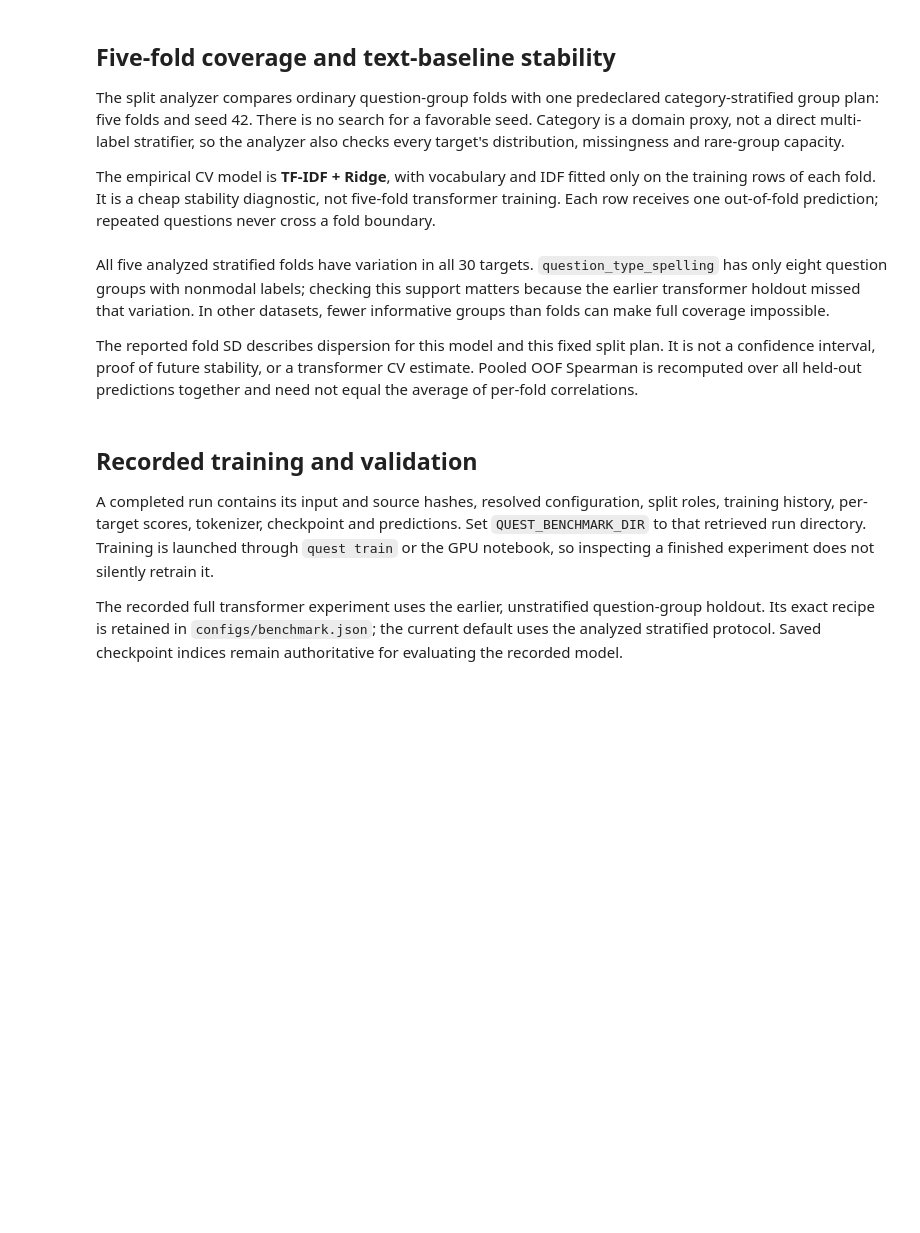
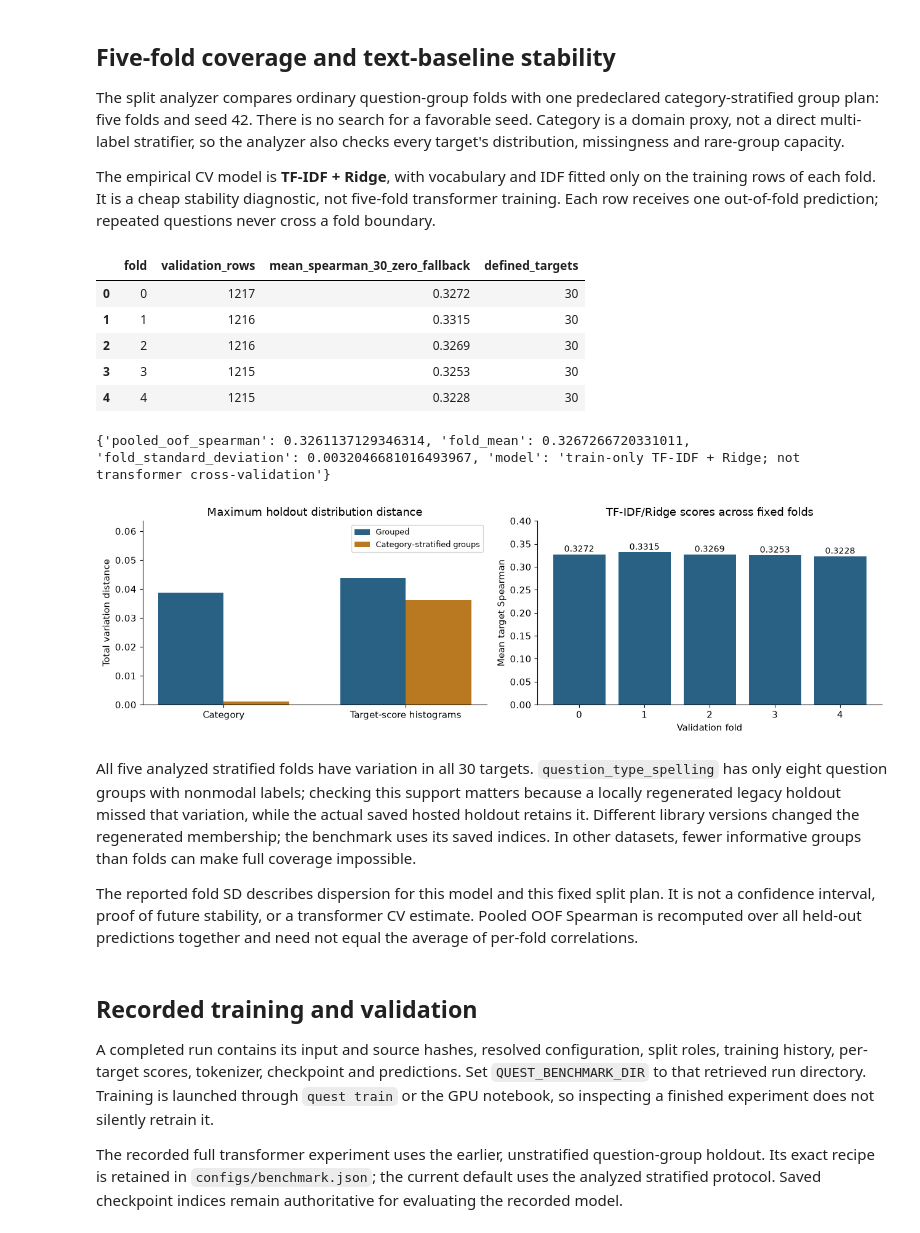
Before and after one commit to cttsai1985/kaggle-google-quest, a Jupyter notebook: notebooks/01-question-quality.ipynb, the cells around one changed output. Drawn from its saved outputs; the diff is of its cells as text; code cells hidden in the pictures; blank space fills up the shorter version.

Commit message:
Record full transformer and shared artifact validation with runtime drift evidence

```diff
--- a/notebooks/01-question-quality.ipynb
+++ b/notebooks/01-question-quality.ipynb
@@ -18,15 +20,16 @@ from pathlib import Path
 import matplotlib.pyplot as plt
 import numpy as np
 import pandas as pd
+from IPython.display import display
 
-from quest.data import ANSWER_TARGETS, QUESTION_TARGETS, TARGETS, group_labels, read_data, split_fold
+from quest.data import ANSWER_TARGETS, QUESTION_TARGETS, TARGETS, group_labels, read_data, split_fold, plan_from_cv, sha256
 
 PROJECT = next((path for path in [Path.cwd(), *Path.cwd().parents]
                 if (path / "pyproject.toml").is_file()), None)
 assert PROJECT is not None, "Run the notebook from inside the project checkout"
 DATA_DIR = Path(os.environ.get("QUEST_DATA_DIR", PROJECT / "input"))
 RUN_DIR = Path(os.environ.get("QUEST_BENCHMARK_DIR", PROJECT / ".local/kaggle-output/quest-run"))
-CV_DIR = Path(os.environ.get("QUEST_CV_DIR", PROJECT / ".local/cv-category-group"))
+CV_DIR = Path(os.environ.get("QUEST_CV_DIR", PROJECT / ".local/cv-run"))
 CONFIG = json.loads((PROJECT / "configs/deberta.json").read_text())
 frame = read_data(DATA_DIR / "train.csv", labeled=True)
 test = read_data(DATA_DIR / "test.csv", labeled=False)
@@ -123,35 +128,45 @@ The empirical CV model is **TF-IDF + Ridge**, with vocabulary and IDF fitted onl
 if (CV_DIR / "metrics.json").exists():
     cv = json.loads((CV_DIR / "metrics.json").read_text())
     analysis = json.loads((CV_DIR / "split-analysis.json").read_text())
     folds = pd.DataFrame(cv["fold_metrics"])
     display(folds[["fold", "validation_rows", "mean_spearman_30_zero_fallback", "defined_targets"]].round(4))
     print({"pooled_oof_spearman": cv["pooled_oof"]["mean_spearman_30_zero_fallback"],
            "fold_mean": cv["fold_mean_30_zero_fallback"],
            "fold_standard_deviation": cv["fold_std_30_zero_fallback"],
            "model": cv["model"]})
     fig, axes = plt.subplots(1, 2, figsize=(13, 4))
     measures = ["max_category_total_variation", "max_target_distribution_total_variation"]
     for offset, protocol, label, color in [
         (-0.18, "group_v1", "Grouped", "#286184"),
         (0.18, "category_stratified_group_v1", "Category-stratified groups", "#b87920"),
     ]:
         values = [analysis["protocols"][protocol][name] for name in measures]
         axes[0].bar(np.arange(2) + offset, values, width=0.36, label=label, color=color)
     axes[0].set(xticks=[0, 1], xticklabels=["Category", "Target-score histograms"],
                 title="Maximum holdout distribution distance", ylabel="Total variation distance")
+    axes[0].set_ylim(0, max(patch.get_height() for patch in axes[0].patches) * 1.45)
     axes[0].legend(fontsize=9)
     axes[1].bar(folds.fold, folds.mean_spearman_30_zero_fallback, color="#286184")
     axes[1].set(xticks=folds.fold, ylim=(0, 0.4), xlabel="Validation fold",
                 ylabel="Mean target Spearman", title="TF-IDF/Ridge scores across fixed folds")
     for row in folds.itertuples():
         axes[1].text(row.fold, row.mean_spearman_30_zero_fallback + 0.006,
                      f"{row.mean_spearman_30_zero_fallback:.4f}", ha="center", fontsize=10)
     fig.tight_layout()
     plt.show()
 else:
     print("Run quest cv to create the full-data grouped baseline and split diagnostics.")
+# %% [output]
+|  | fold | validation_rows | mean_spearman_30_zero_fallback | defined_targets |
+| 0 | 0 | 1217 | 0.3272 | 30 |
+| 1 | 1 | 1216 | 0.3315 | 30 |
+| 2 | 2 | 1216 | 0.3269 | 30 |
+| 3 | 3 | 1215 | 0.3253 | 30 |
+| 4 | 4 | 1215 | 0.3228 | 30 |
+{'pooled_oof_spearman': 0.3261137129346314, 'fold_mean': 0.3267266720331011, 'fold_standard_deviation': 0.0032046681016493967, 'model': 'train-only TF-IDF + Ridge; not transformer cross-validation'}
+[figure, added]
 # %% [markdown]
-All five analyzed stratified folds have variation in all 30 targets. `question_type_spelling` has only eight question groups with nonmodal labels; checking this support matters because the earlier transformer holdout missed that variation. In other datasets, fewer informative groups than folds can make full coverage impossible.
+All five analyzed stratified folds have variation in all 30 targets. `question_type_spelling` has only eight question groups with nonmodal labels; checking this support matters because a locally regenerated legacy holdout missed that variation, while the actual saved hosted holdout retains it. Different library versions changed the regenerated membership; the benchmark uses its saved indices. In other datasets, fewer informative groups than folds can make full coverage impossible.
 
 The reported fold SD describes dispersion for this model and this fixed split plan. It is not a confidence interval, proof of future stability, or a transformer CV estimate. Pooled OOF Spearman is recomputed over all held-out predictions together and need not equal the average of per-fold correlations.
 # %% [markdown]
```
Also changed, not shown: parts of 6 cells of this notebook, 6 other files.
